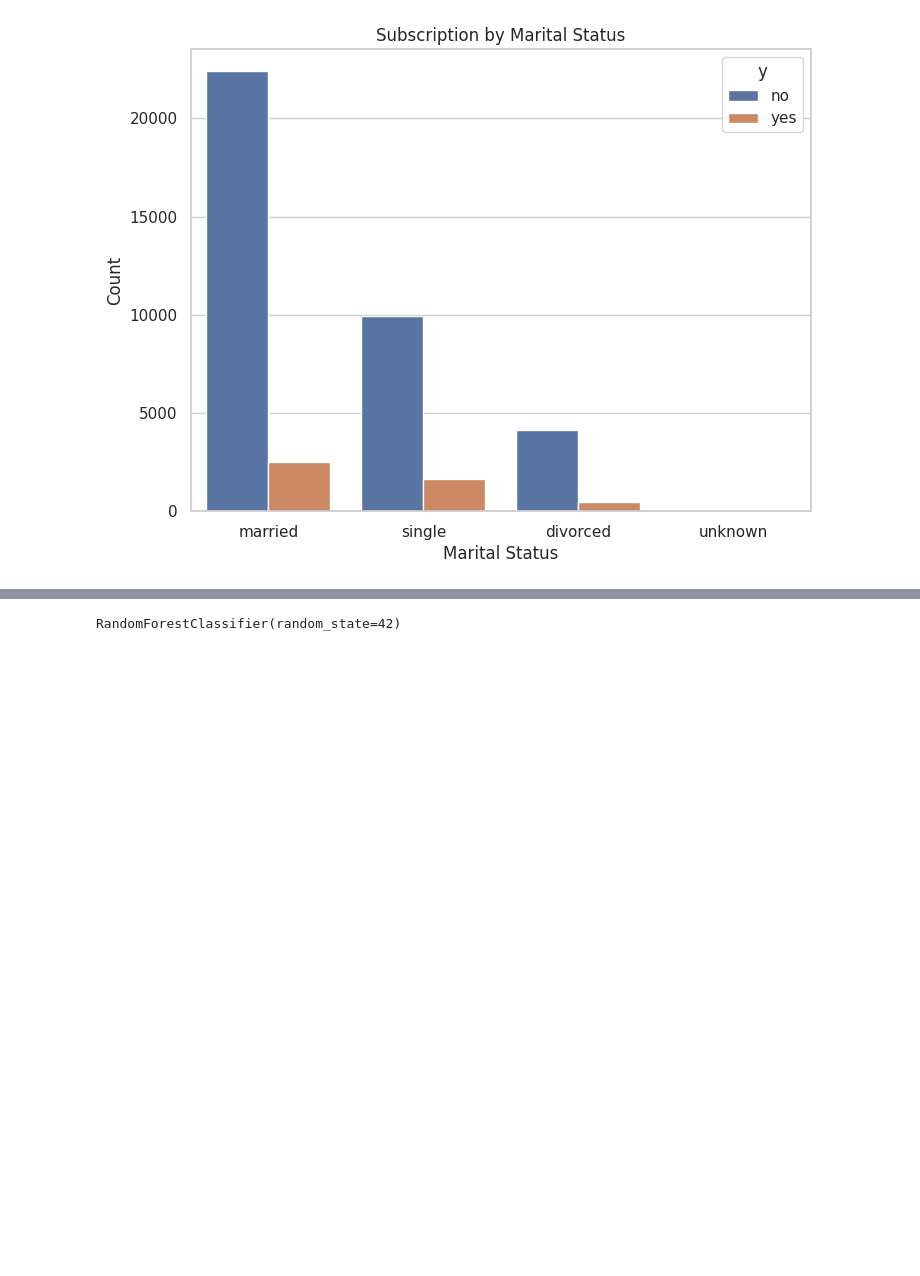
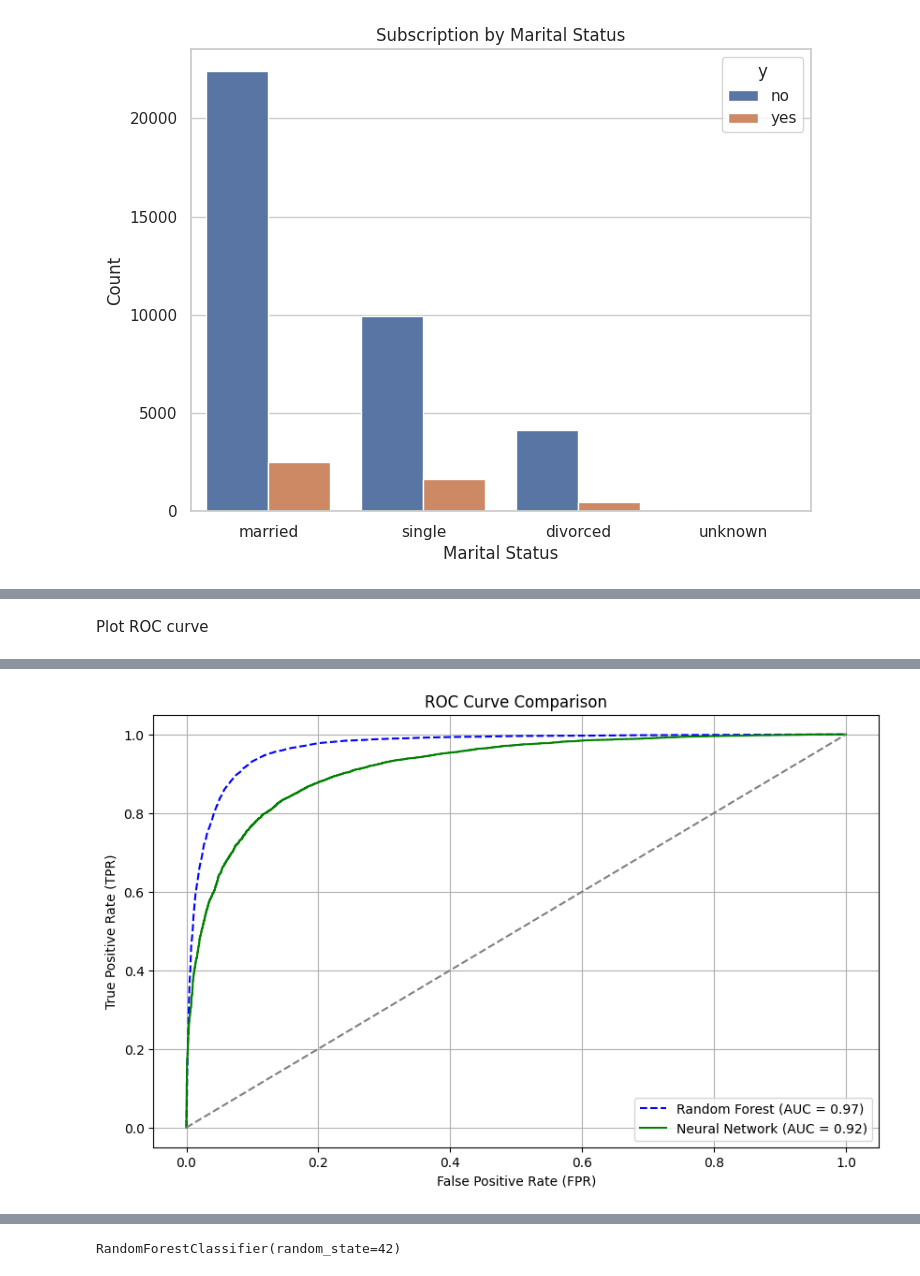
Before and after one commit to DinurakshanRavichandran/Bank-Subscription-Prediction-Model, a Jupyter notebook: BankSubscriptionPrediction.ipynb, the cells around one changed output, grey strips where cells are left out. Drawn from its saved outputs; the diff is of its cells as text; code cells hidden in the pictures; blank space fills up the shorter version.

```diff
--- a/BankSubscriptionPrediction.ipynb
+++ b/BankSubscriptionPrediction.ipynb
@@ -346,0 +596,41 @@ Shape of Testing Data after PCA: (12353, 27)
+# %% [markdown]
+Plot ROC curve
+# %%
+from sklearn.metrics import roc_curve, roc_auc_score
+import matplotlib.pyplot as plt
+
+# Step 1: Compute predicted probabilities
+rf_probabilities = rf_model.predict_proba(X_test_pca)[:, 1]  # Random Forest probabilities for class 1
+# Use X_test_pca_scaled instead of X_test_scaled
+nn_probabilities = nn_model.predict(X_test_pca_scaled).ravel()  # Neural Network probabilities
+
+# Step 2: Calculate ROC curves
+rf_fpr, rf_tpr, _ = roc_curve(y_test, rf_probabilities) # Use y_test instead of y_test_processed
+nn_fpr, nn_tpr, _ = roc_curve(y_test, nn_probabilities) # Use y_test instead of y_test_processed
+
+
+# Step 3: Compute AUC scores
+rf_auc = roc_auc_score(y_test, rf_probabilities) # Use y_test instead of y_test_processed
+nn_auc = roc_auc_score(y_test, nn_probabilities) # Use y_test instead of y_test_processed
+
+# Step 4: Plot the ROC curve
+plt.figure(figsize=(10, 6))
+
+# Random Forest ROC
+plt.plot(rf_fpr, rf_tpr, label=f'Random Forest (AUC = {rf_auc:.2f})', linestyle='--', color='blue')
+
+# Neural Network ROC
+plt.plot(nn_fpr, nn_tpr, label=f'Neural Network (AUC = {nn_auc:.2f})', linestyle='-', color='green')
+
+# Diagonal line (random guess)
+plt.plot([0, 1], [0, 1], linestyle='--', color='gray')
+
+# Labels, legend, and title
+plt.title('ROC Curve Comparison')
+plt.xlabel('False Positive Rate (FPR)')
+plt.ylabel('True Positive Rate (TPR)')
+plt.legend(loc='lower right')
+plt.grid(True)
+
+plt.show()
+# %% [output]
@@ -346,0 +638 @@ Shape of Testing Data after PCA: (12353, 27)
+[figure, added]
```
Also changed, not shown: parts of 25 cells of this notebook.
